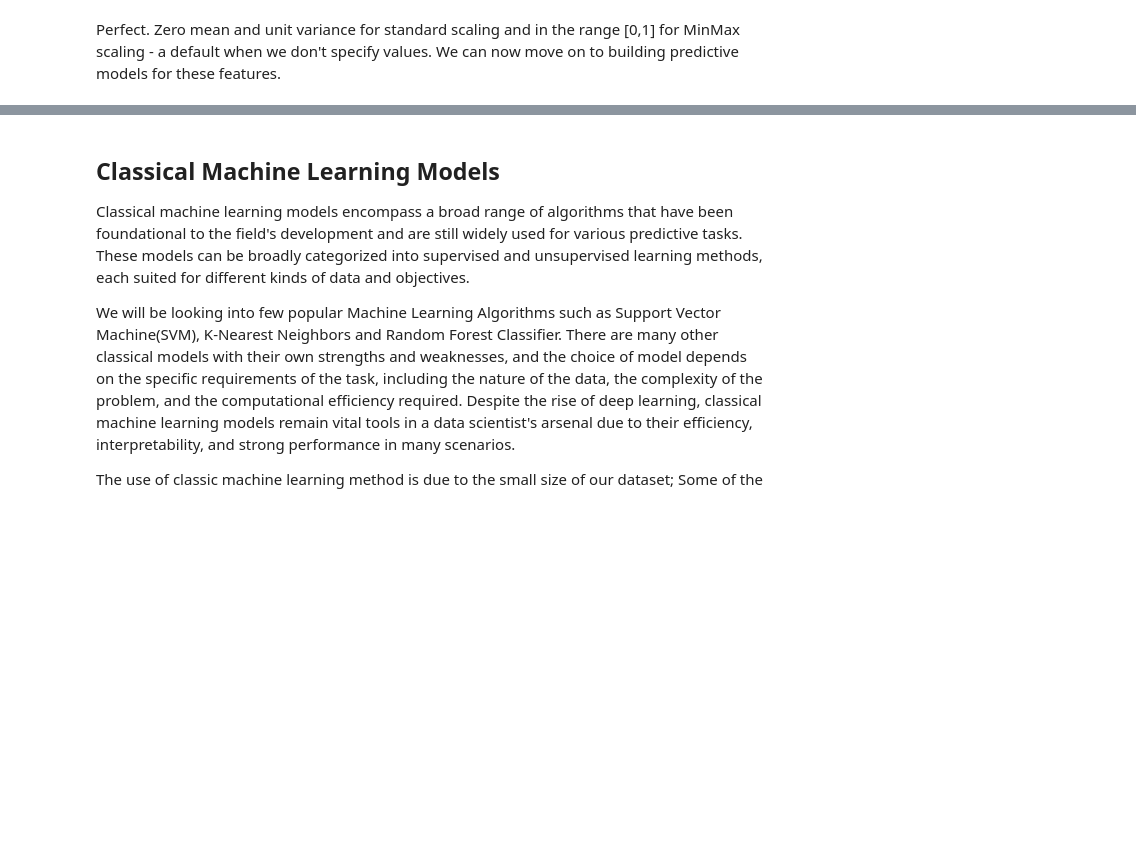
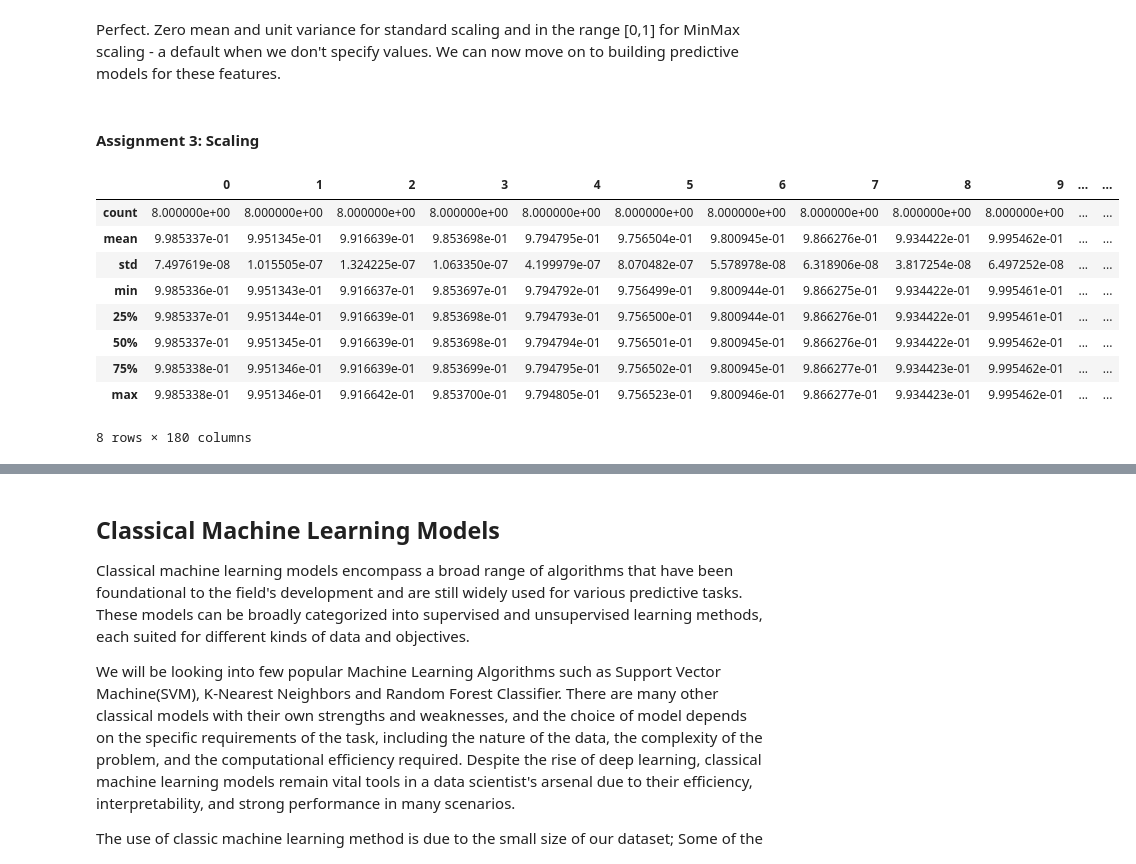
Before and after one commit to cda79/Week3-ClassicML, a Jupyter notebook: Week_3_MachineLearning.ipynb, the cells around one changed output, grey strips where cells are left out. Saved outputs shown, nothing was run; the diff lists cells and outputs as text; code cells hidden in the pictures; blank space fills up the shorter version.

Commit message:
Assignment 3 code completed for report

```diff
--- a/Week_3_MachineLearning.ipynb
+++ b/Week_3_MachineLearning.ipynb
@@ -306,9 +260,10 @@ Once saved you only need to load them later by running the cell below, and **ski
 features=pd.read_csv('featuresRavdess.csv',index_col=0)
 emotions=pd.read_csv('emotionsRavdess.csv',index_col=0)
 
-# !!!!!!!!!!!!!!!!!!
-#load features of your specific data by doing
-# myfeatures=pd.read(actor25)
+#ACTOR 25
+actorfeatures=pd.read_csv('ACTOR25_featuresRavdess.csv', index_col=0)
+actoremotions=pd.read_csv('ACTOR25_emotionsRavdess.csv', index_col=0)
+
 #then in the testing, change x_test to just "features" and it should be fine
 # %% [markdown]
 let's see if they have been loaded correctly!
@@ -469,2 +384,17 @@ MinMax Scaling:
 # %% [markdown]
 Perfect. Zero mean and unit variance for standard scaling and in the range [0,1] for MinMax scaling - a default when we don't specify values. We can now move on to building predictive models for these features.
+# %% [markdown]
+#### Assignment 3: Scaling
+# %%
+actorfeatures.describe()
+# %% [output]
+|  | 0 | 1 | 2 | 3 | 4 | 5 | 6 | 7 | 8 | 9 | ... | ... |
+| count | 8.000000e+00 | 8.000000e+00 | 8.000000e+00 | 8.000000e+00 | 8.000000e+00 | 8.000000e+00 | 8.000000e+00 | 8.000000e+00 | 8.000000e+00 | 8.000000e+00 | ... | ... |
+| mean | 9.985337e-01 | 9.951345e-01 | 9.916639e-01 | 9.853698e-01 | 9.794795e-01 | 9.756504e-01 | 9.800945e-01 | 9.866276e-01 | 9.934422e-01 | 9.995462e-01 | ... | ... |
+| std | 7.497619e-08 | 1.015505e-07 | 1.324225e-07 | 1.063350e-07 | 4.199979e-07 | 8.070482e-07 | 5.578978e-08 | 6.318906e-08 | 3.817254e-08 | 6.497252e-08 | ... | ... |
+| min | 9.985336e-01 | 9.951343e-01 | 9.916637e-01 | 9.853697e-01 | 9.794792e-01 | 9.756499e-01 | 9.800944e-01 | 9.866275e-01 | 9.934422e-01 | 9.995461e-01 | ... | ... |
+| 25% | 9.985337e-01 | 9.951344e-01 | 9.916639e-01 | 9.853698e-01 | 9.794793e-01 | 9.756500e-01 | 9.800944e-01 | 9.866276e-01 | 9.934422e-01 | 9.995461e-01 | ... | ... |
+| 50% | 9.985337e-01 | 9.951345e-01 | 9.916639e-01 | 9.853698e-01 | 9.794794e-01 | 9.756501e-01 | 9.800945e-01 | 9.866276e-01 | 9.934422e-01 | 9.995462e-01 | ... | ... |
+| 75% | 9.985338e-01 | 9.951346e-01 | 9.916639e-01 | 9.853699e-01 | 9.794795e-01 | 9.756502e-01 | 9.800945e-01 | 9.866277e-01 | 9.934423e-01 | 9.995462e-01 | ... | ... |
+| max | 9.985338e-01 | 9.951346e-01 | 9.916642e-01 | 9.853700e-01 | 9.794805e-01 | 9.756523e-01 | 9.800946e-01 | 9.866277e-01 | 9.934423e-01 | 9.995462e-01 | ... | ... |
+8 rows × 180 columns
```
Also changed, not shown: parts of 27 cells of this notebook.
